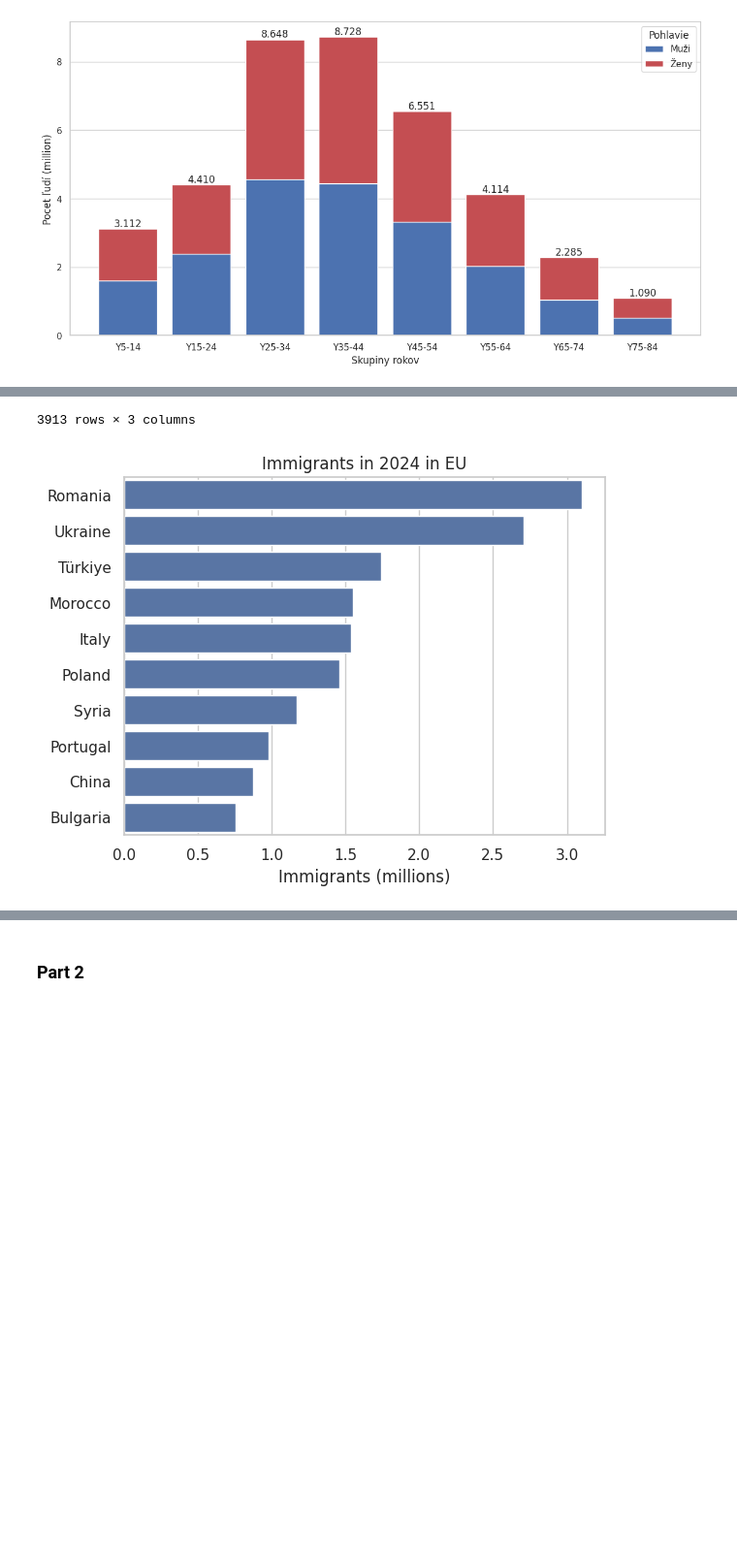
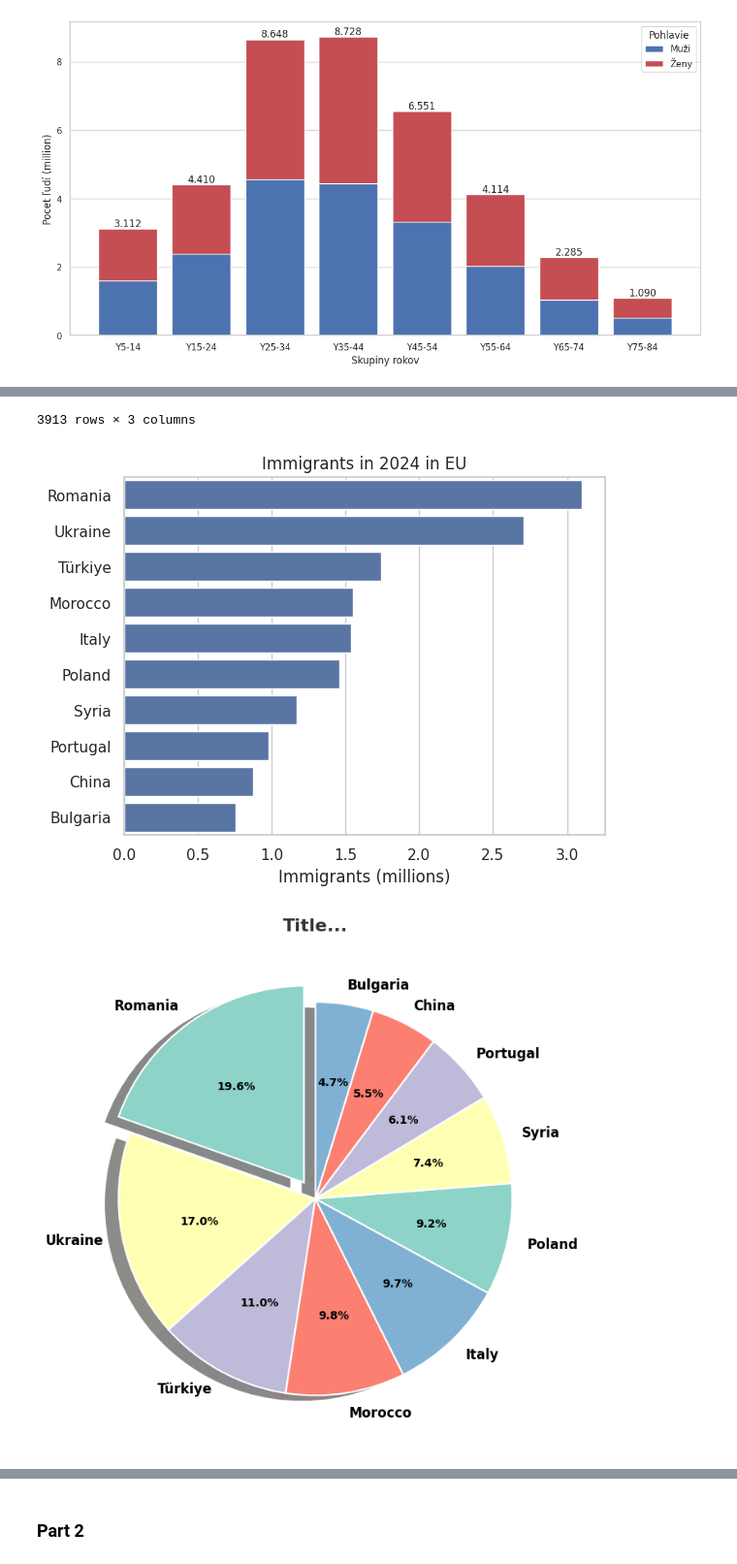
Before and after one commit to loveBeatles/datavis_project, a Jupyter notebook: group_project.ipynb, the cells around one changed output, grey strips where cells are left out. Shown at 97% size. Cells and saved outputs as stored; diff of their text form; code cells hidden in the pictures; blank space fills up the shorter version.

Commit message:
Add files via upload
added pie chart

```diff
--- a/group_project.ipynb
+++ b/group_project.ipynb
@@ -384,41 +381,67 @@ pass
 # %%
 #хто саме іммугрує з яких країн
 url3 = "https://raw.githubusercontent.com/loveBeatles/datavis_project/main/data/total_reporty.csv"
-data = (pd.read_csv(url3)
-        .drop(['STRUCTURE','STRUCTURE_ID','STRUCTURE_NAME','freq','Time frequency','Observation value','OBS_FLAG','Observation status (Flag) V2 structure','CONF_STATUS','Confidentiality status (flag)','Time','unit','Unit of measure'],axis=1))
+data_full_immigration_by_citizen = pd.read_csv(url3, usecols=['Country of citizenship', 'sex','Geopolitical entity (reporting)', 'TIME_PERIOD', 'OBS_VALUE']).query("TIME_PERIOD == 2024")
+
 #кількість іммігрантів у 2024 , та без внутрішної імміграції
-data_full_immigration_by_citizen = (data.query(
-    "TIME_PERIOD == 2024 and `Country of citizenship` != 'Geopolitical entity (reporting)'")
-)
 data_full_immigration_by_citizen = (data_full_immigration_by_citizen.groupby(['Country of citizenship','Geopolitical entity (reporting)'])['OBS_VALUE']
                                     .sum()
-                                    .sort_values(ascending=False))
-data_full_immigration_by_citizen = data_full_immigration_by_citizen.reset_index()
+                                    .sort_values(ascending=False)
+                                    .reset_index())
+
 data_full_immigration_by_citizen = data_full_immigration_by_citizen[data_full_immigration_by_citizen['Country of citizenship'] != data_full_immigration_by_citizen['Geopolitical entity (reporting)']]
 data_full_immigration_by_citizen = data_full_immigration_by_citizen.sort_values(ascending=False,by='OBS_VALUE')
+
 display(data_full_immigration_by_citizen)
 ### data_full_immigration_by_citizen це датасет получаться з іммігрантами які проживають у країні яка репортить у 2024 році.
 
 data_full_by_citizen = data_full_immigration_by_citizen.groupby('Country of citizenship')['OBS_VALUE'].sum().sort_values(ascending=False)
+
 ### data_full_by_citizen цей датасет показує нам кількість усіх громадян певного громадянства у ЄС , які прожвивють не у своїй країні
 pre_bar_plot = data_full_by_citizen.head(10)/ 1000000
-sns.barplot(pre_bar_plot,orient='h')
+
+sns.barplot(pre_bar_plot, orient='h')
 plt.xlabel('Immigrants (millions)')
 plt.ylabel('')
 plt.title('Immigrants in 2024 in EU')
+
+fig, ax = plt.subplots(figsize=(8, 8))
+
+explodes = [0.1, 0, 0, 0, 0, 0, 0, 0, 0, 0]
+colors = ['#8dd3c7', '#ffffb3', '#bebada', '#fb8072', '#80b1d3']
+
+wedges, texts, autotexts = ax.pie(
+    pre_bar_plot,
+    labels=pre_bar_plot.index,
+    autopct='%1.1f%%',
+    startangle=90,
+    explode=explodes,
+    colors=colors,
+    shadow={'ox': -0.05, 'edgecolor': 'none', 'shade': 0.9},
+    wedgeprops={'edgecolor': 'white', 'linewidth': 1.5},
+    textprops={'fontsize': 12, 'color': 'black', 'weight': 'bold'},
+)
+
+for autotext in autotexts:
+    autotext.set_fontsize(10)
+    autotext.set_weight('bold')
+
+ax.set_title("Title...", fontsize=16, weight='bold', pad=20, color='#333333')
+
 pass
 # %% [output]
 |  | Country of citizenship | Geopolitical entity (reporting) | OBS_VALUE |
 | 18 | Türkiye | Germany | 1391800 |
 | 20 | Romania | Italy | 1073196 |
 | 21 | Ukraine | Germany | 974322 |
 | 22 | Morocco | Spain | 920693 |
 | 23 | Syria | Germany | 879823 |
 | ... | ... | ... | ... |
 | 3564 | Chad | Hungary | 0 |
 | 3533 | Chad | Estonia | 0 |
 | 3534 | Central African Republic | Lithuania | 0 |
 | 3535 | Central African Republic | Latvia | 0 |
 | 3552 | Solomon Islands | Romania | 0 |
 3913 rows × 3 columns
 [figure]
+[figure, added]
```
Also changed, not shown: parts of 5 cells of this notebook.
